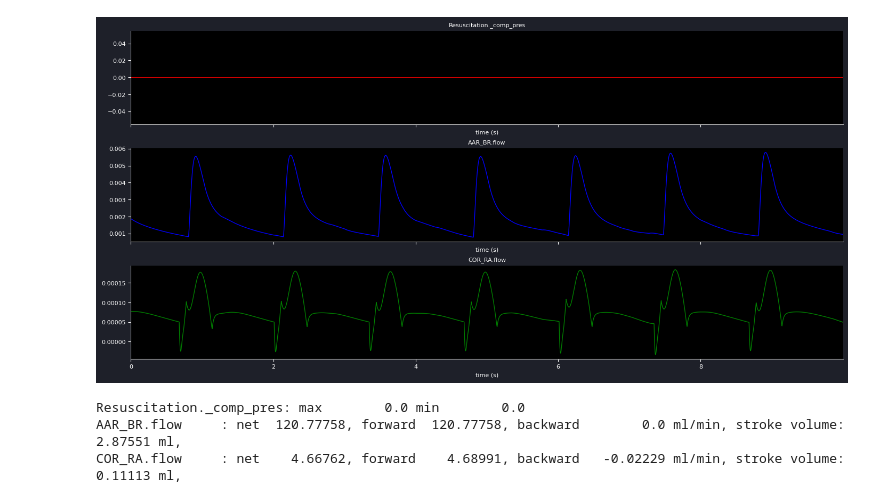
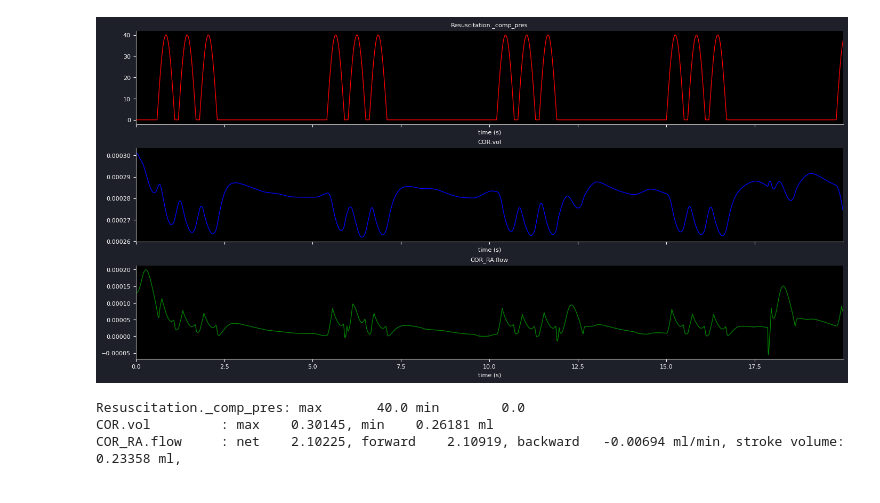
Before and after one commit to Dobutamine/explain-python, a Jupyter notebook: tutorial.ipynb, the cells around one changed output. Cells and saved outputs as stored; diff of their text form; code cells hidden in the pictures.

```diff
--- a/tutorial.ipynb
+++ b/tutorial.ipynb
@@ -37,35 +37,35 @@ neo.calculate(10)
 # %%
 # start cpr
 models["Resuscitation"].start_cpr()
 
 # override the heartrate
-models["Resuscitation"].set_heartrate(45)
+models["Resuscitation"].set_heartrate(10)
 
 # set the ratio compressions:ventilations or select asynchronous mode
 models["Resuscitation"].compressions = 3.0
 models["Resuscitation"].ventilations = 1.0
-models["Resuscitation"].async_ventilation = True
+models["Resuscitation"].async_ventilation = False
 
 # set the compressions properties
 models["Resuscitation"].chest_comp_freq = 100.0
-models["Resuscitation"].chest_comp_pres = 0.0
+models["Resuscitation"].chest_comp_pres = 40.0
 models["Resuscitation"].chest_comp_time = 0.5
 
 # set the ventilation properties
 models["Resuscitation"].vent_pres = 4.0
 models["Resuscitation"].vent_freq = 30.0
 
 # plot the compressions brain and coronary flow
 neo.plot_time_graph(
-    ["Resuscitation._comp_pres", "AAR_BR.flow","COR_RA.flow"],
+    ["Resuscitation._comp_pres", "COR.vol","COR_RA.flow"],
     combined=False,
     sharey=False,
     sampleinterval=0.0005,
     fill=False,
-    time_to_calculate=10,
+    time_to_calculate=20,
 )
 # %% [output]
-[figure, old version]
+[figure, new version]
-Resuscitation._comp_pres: max        0.0 min        0.0
-AAR_BR.flow     : net  120.77758, forward  120.77758, backward        0.0 ml/min, stroke volume:    2.87551 ml,
-COR_RA.flow     : net    4.66762, forward    4.68991, backward   -0.02229 ml/min, stroke volume:    0.11113 ml,
+Resuscitation._comp_pres: max       40.0 min        0.0
+COR.vol         : max    0.30145, min    0.26181 ml
+COR_RA.flow     : net    2.10225, forward    2.10919, backward   -0.00694 ml/min, stroke volume:    0.23358 ml,
```
Also changed, not shown: parts of 1 cell of this notebook, 9 other files.
